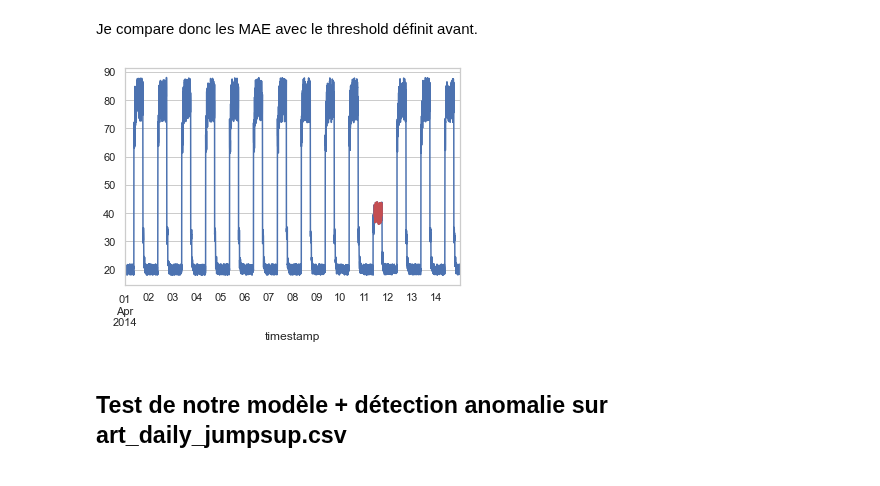
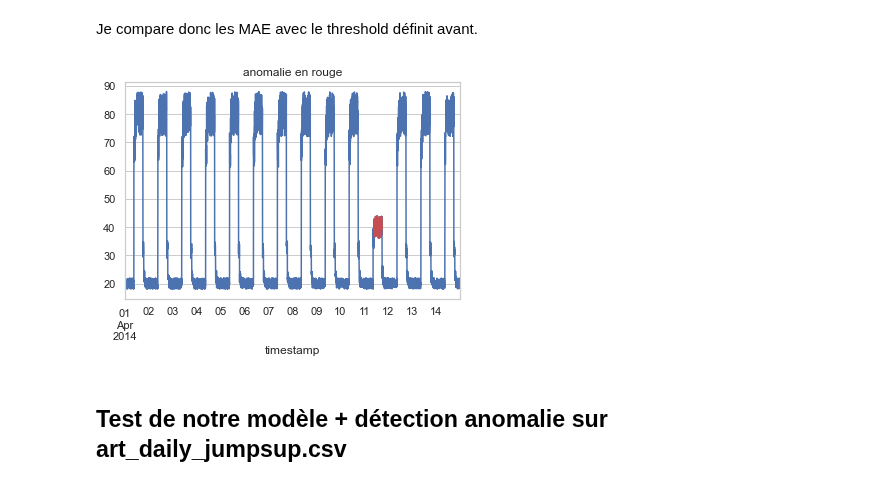
Before and after one commit to cheikh06/Detection_Anomaly, a Jupyter notebook: Anomaly_Detection.ipynb, the cells around one changed output. Saved outputs shown, nothing was run; the diff lists cells and outputs as text; code cells hidden in the pictures.

```diff
--- a/Anomaly_Detection.ipynb
+++ b/Anomaly_Detection.ipynb
@@ -341,15 +345,16 @@ Je compare donc les MAE avec le threshold définit avant.
 # %%
 anomalies_jumpdown=mae_jumpdown>threshold #comparaison mae et threshold
 
 indices_anomalies_jumpdown=data_indices(anomalies_jumpdown,df_jumpdown) #récupère les indices
 
 
 fig, ax = plt.subplots()
 df_jumpdown.plot(legend=False, ax=ax)
 df_jumpdown.iloc[indices_anomalies_jumpdown].plot(legend=False, ax=ax, color="r")
+plt.title('anomalie en rouge')
 plt.show()
 # %% [output]
-[figure, old version]
+[figure, new version]
 # %% [markdown]
 ##  Test de notre modèle + détection anomalie sur art_daily_jumpsup.csv
 # %%
```
Also changed, not shown: parts of 9 cells of this notebook.
